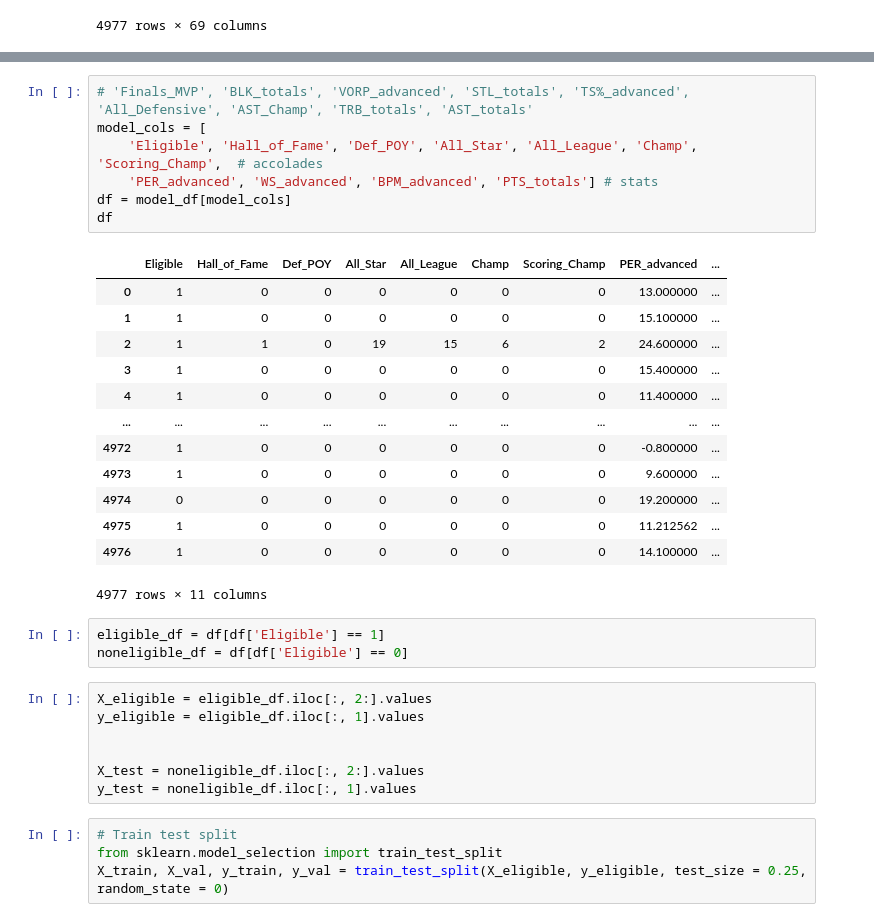
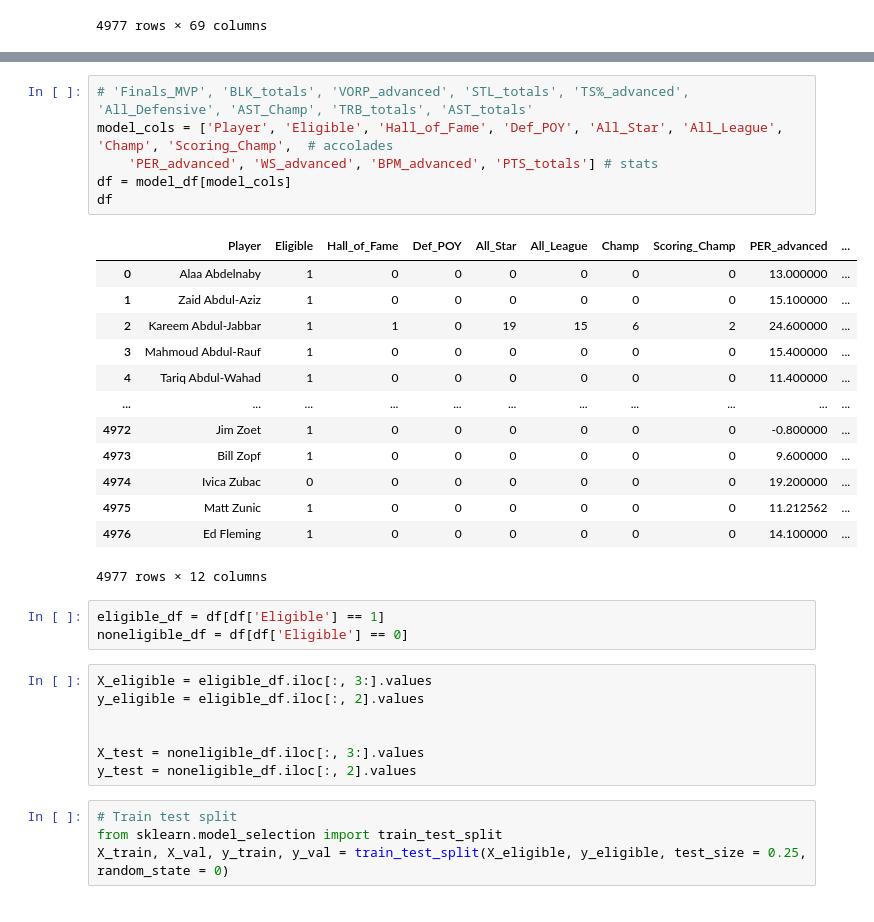
Before and after one commit to frankwillard/NBA-Hall-Of-Fame-Model, a Jupyter notebook: Hall_of_Fame_Modeling.ipynb, the cells around one changed output, grey strips where cells are left out. Drawn from its saved outputs; the diff is of its cells as text.

```diff
--- a/Hall_of_Fame_Modeling.ipynb
+++ b/Hall_of_Fame_Modeling.ipynb
@@ -148,35 +150,34 @@ Index(['Player', 'Eligible', 'Position', 'Hall_of_Fame', 'MVP', 'Finals_MVP',
       dtype='object')
 # %%
 # 'Finals_MVP', 'BLK_totals', 'VORP_advanced', 'STL_totals', 'TS%_advanced', 'All_Defensive', 'AST_Champ', 'TRB_totals', 'AST_totals'
-model_cols = [
-    'Eligible', 'Hall_of_Fame', 'Def_POY', 'All_Star', 'All_League', 'Champ', 'Scoring_Champ',  # accolades
+model_cols = ['Player', 'Eligible', 'Hall_of_Fame', 'Def_POY', 'All_Star', 'All_League', 'Champ', 'Scoring_Champ',  # accolades
     'PER_advanced', 'WS_advanced', 'BPM_advanced', 'PTS_totals'] # stats
 df = model_df[model_cols]
 df
 # %% [output]
-|  | Eligible | Hall_of_Fame | Def_POY | All_Star | All_League | Champ | Scoring_Champ | PER_advanced | ... |
-| 0 | 1 | 0 | 0 | 0 | 0 | 0 | 0 | 13.000000 | ... |
-| 1 | 1 | 0 | 0 | 0 | 0 | 0 | 0 | 15.100000 | ... |
-| 2 | 1 | 1 | 0 | 19 | 15 | 6 | 2 | 24.600000 | ... |
-| 3 | 1 | 0 | 0 | 0 | 0 | 0 | 0 | 15.400000 | ... |
-| 4 | 1 | 0 | 0 | 0 | 0 | 0 | 0 | 11.400000 | ... |
-| ... | ... | ... | ... | ... | ... | ... | ... | ... | ... |
-| 4972 | 1 | 0 | 0 | 0 | 0 | 0 | 0 | -0.800000 | ... |
-| 4973 | 1 | 0 | 0 | 0 | 0 | 0 | 0 | 9.600000 | ... |
-| 4974 | 0 | 0 | 0 | 0 | 0 | 0 | 0 | 19.200000 | ... |
-| 4975 | 1 | 0 | 0 | 0 | 0 | 0 | 0 | 11.212562 | ... |
-| 4976 | 1 | 0 | 0 | 0 | 0 | 0 | 0 | 14.100000 | ... |
+|  | Player | Eligible | Hall_of_Fame | Def_POY | All_Star | All_League | Champ | Scoring_Champ | PER_advanced | ... |
+| 0 | Alaa Abdelnaby | 1 | 0 | 0 | 0 | 0 | 0 | 0 | 13.000000 | ... |
+| 1 | Zaid Abdul-Aziz | 1 | 0 | 0 | 0 | 0 | 0 | 0 | 15.100000 | ... |
+| 2 | Kareem Abdul-Jabbar | 1 | 1 | 0 | 19 | 15 | 6 | 2 | 24.600000 | ... |
+| 3 | Mahmoud Abdul-Rauf | 1 | 0 | 0 | 0 | 0 | 0 | 0 | 15.400000 | ... |
+| 4 | Tariq Abdul-Wahad | 1 | 0 | 0 | 0 | 0 | 0 | 0 | 11.400000 | ... |
+| ... | ... | ... | ... | ... | ... | ... | ... | ... | ... | ... |
+| 4972 | Jim Zoet | 1 | 0 | 0 | 0 | 0 | 0 | 0 | -0.800000 | ... |
+| 4973 | Bill Zopf | 1 | 0 | 0 | 0 | 0 | 0 | 0 | 9.600000 | ... |
+| 4974 | Ivica Zubac | 0 | 0 | 0 | 0 | 0 | 0 | 0 | 19.200000 | ... |
+| 4975 | Matt Zunic | 1 | 0 | 0 | 0 | 0 | 0 | 0 | 11.212562 | ... |
+| 4976 | Ed Fleming | 1 | 0 | 0 | 0 | 0 | 0 | 0 | 14.100000 | ... |
-4977 rows × 11 columns
+4977 rows × 12 columns
 # %%
 eligible_df = df[df['Eligible'] == 1]
 noneligible_df = df[df['Eligible'] == 0]
 # %%
-X_eligible = eligible_df.iloc[:, 2:].values
-y_eligible = eligible_df.iloc[:, 1].values
+X_eligible = eligible_df.iloc[:, 3:].values
+y_eligible = eligible_df.iloc[:, 2].values
 
 
-X_test = noneligible_df.iloc[:, 2:].values
-y_test = noneligible_df.iloc[:, 1].values
+X_test = noneligible_df.iloc[:, 3:].values
+y_test = noneligible_df.iloc[:, 2].values
 # %%
 # Train test split
 from sklearn.model_selection import train_test_split
```
Also changed, not shown: parts of 7 cells of this notebook.
